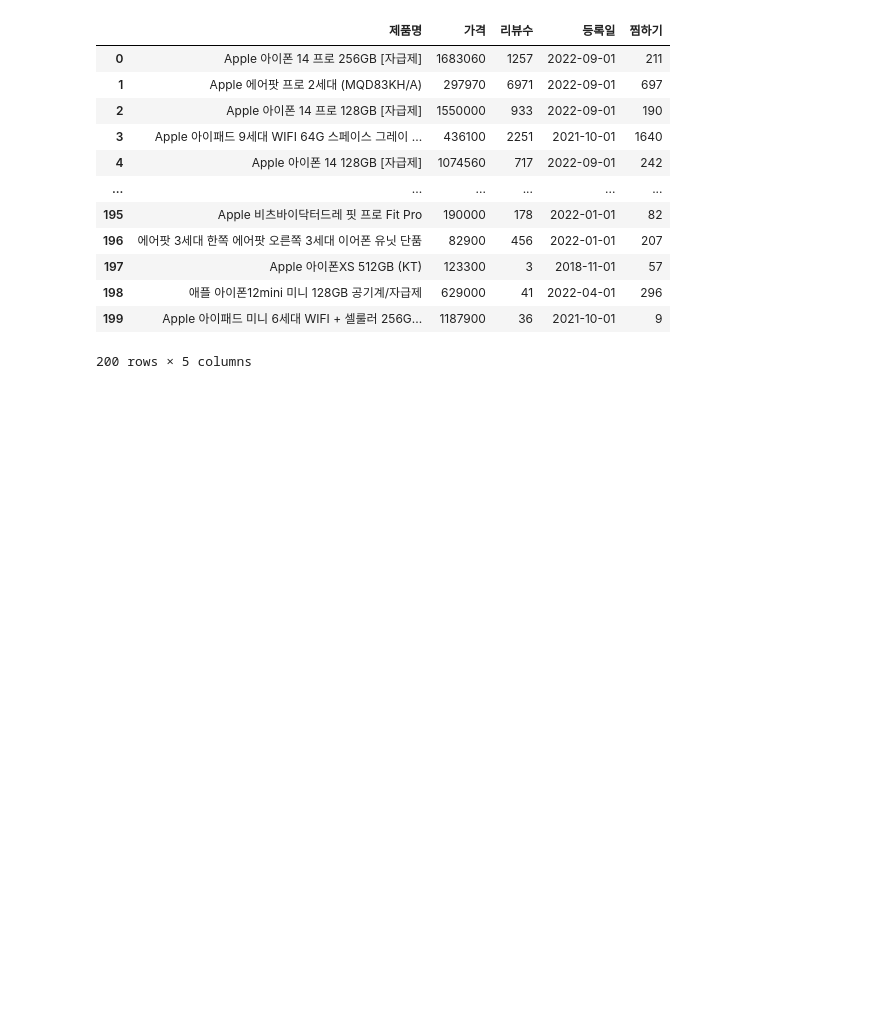
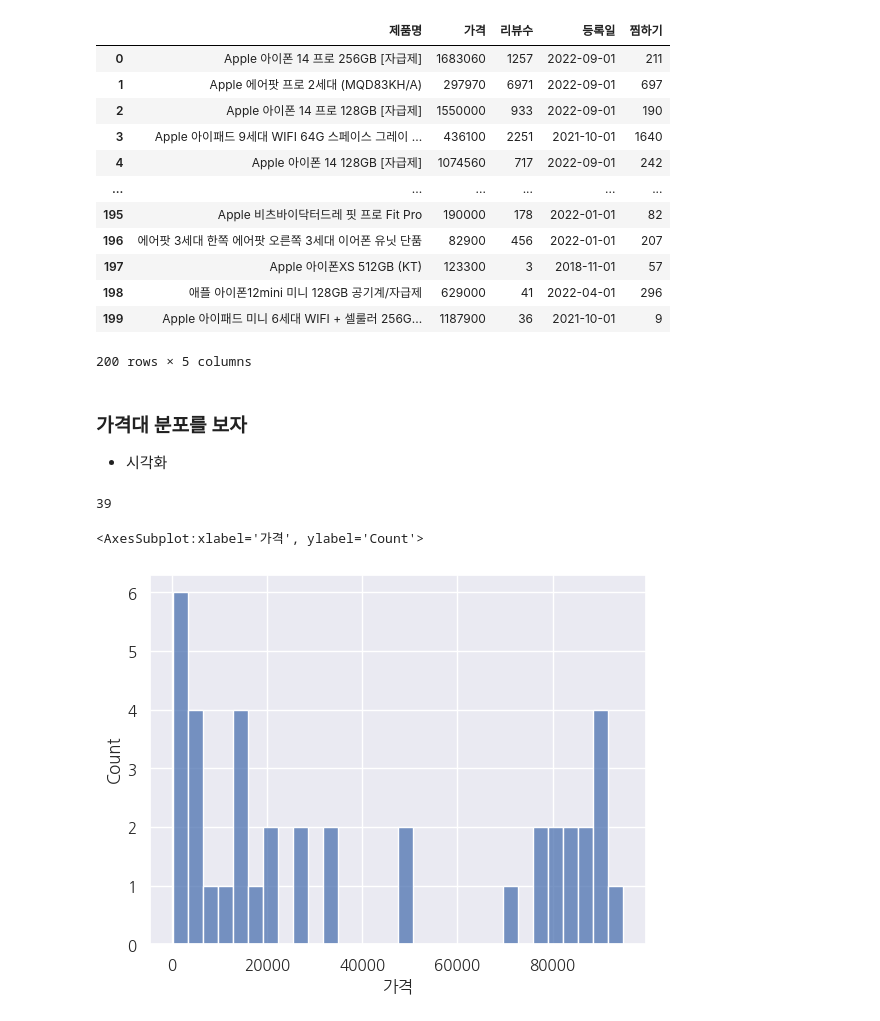
Before and after one commit to citobs/dataAnal, a Jupyter notebook: dataprj/RDAP2(EDA).ipynb, the cells around one changed output. Cells and saved outputs as stored; diff of their text form; code cells hidden in the pictures; blank space fills up the shorter version.

```diff
--- a/dataprj/RDAP2(EDA).ipynb
+++ b/dataprj/RDAP2(EDA).ipynb
@@ -63,0 +76,22 @@ df
+# %%
+#한글깨짐 처리코드
+import matplotlib.font_manager as fm
+import matplotlib.pyplot as plt
+#폰트리스트보기
+font_list = [font.name for font in fm.fontManager.ttflist]
+font_list
+
+#폰트설정
+plt.rcParams['font.family'] = 'NanumGothic'
+# %% [markdown]
+### 가격대 분포를 보자
+- 시각화
+# %%
+temp = df.loc[df['가격'] <= 100000]
+print(len(temp))
+plt.rcParams['font.family'] = 'NanumGothic'
+sns.histplot(data=temp, x="가격",bins=30)
+# %% [output]
+39
+<AxesSubplot:xlabel='가격', ylabel='Count'>
+[figure, added]
```
Also changed, not shown: parts of 6 cells of this notebook, 3 other files.
